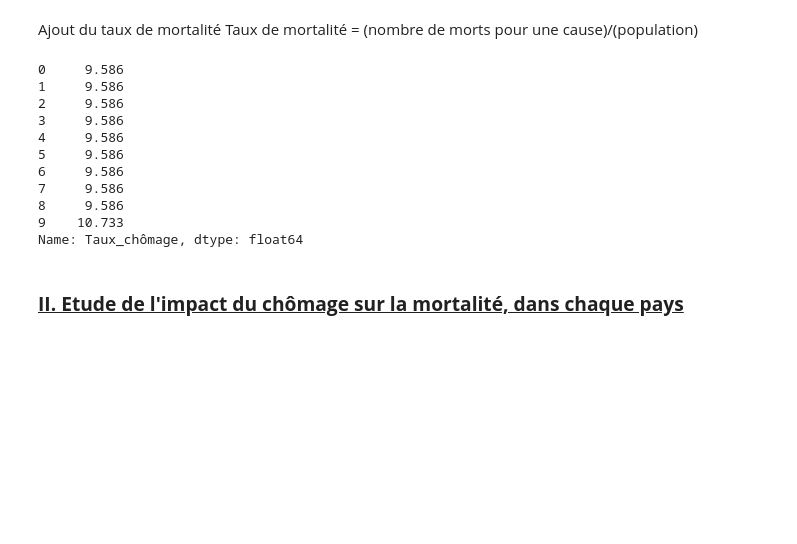
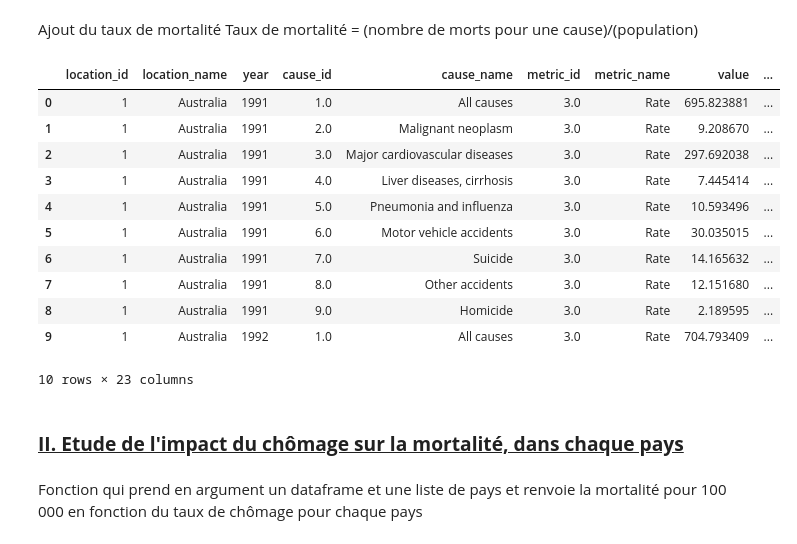
Before and after one commit to eleanorpaineau/Projet-Python, a Jupyter notebook: notebook_principal.ipynb, the cells around one changed output. Drawn from its saved outputs; the diff is of its cells as text; code cells hidden in the pictures; blank space fills up the shorter version.

```diff
--- a/notebook_principal.ipynb
+++ b/notebook_principal.ipynb
@@ -192,23 +192,26 @@ df_final.head(9*33+1)
 Ajout du taux de mortalité
 Taux de mortalité = (nombre de morts pour une cause)/(population)
 # %%
-df_final["taux_mortalite"]=df_final["value"]/df_final["Population"]
+df_final["taux_mortalite"]=100*df_final["value"]/df_final["Population"]
 
-df_final["Taux_chômage"].head(10)
+df_final.head(10)
 # %% [output]
+|  | location_id | location_name | year | cause_id | cause_name | metric_id | metric_name | value | ... |
+| 0 | 1 | Australia | 1991 | 1.0 | All causes | 3.0 | Rate | 695.823881 | ... |
+| 1 | 1 | Australia | 1991 | 2.0 | Malignant neoplasm | 3.0 | Rate | 9.208670 | ... |
+| 2 | 1 | Australia | 1991 | 3.0 | Major cardiovascular diseases | 3.0 | Rate | 297.692038 | ... |
+| 3 | 1 | Australia | 1991 | 4.0 | Liver diseases, cirrhosis | 3.0 | Rate | 7.445414 | ... |
+| 4 | 1 | Australia | 1991 | 5.0 | Pneumonia and influenza | 3.0 | Rate | 10.593496 | ... |
+| 5 | 1 | Australia | 1991 | 6.0 | Motor vehicle accidents | 3.0 | Rate | 30.035015 | ... |
+| 6 | 1 | Australia | 1991 | 7.0 | Suicide | 3.0 | Rate | 14.165632 | ... |
+| 7 | 1 | Australia | 1991 | 8.0 | Other accidents | 3.0 | Rate | 12.151680 | ... |
+| 8 | 1 | Australia | 1991 | 9.0 | Homicide | 3.0 | Rate | 2.189595 | ... |
+| 9 | 1 | Australia | 1992 | 1.0 | All causes | 3.0 | Rate | 704.793409 | ... |
-0     9.586
-1     9.586
-2     9.586
-3     9.586
-4     9.586
-5     9.586
-6     9.586
-7     9.586
-8     9.586
-9    10.733
-Name: Taux_chômage, dtype: float64
+10 rows × 23 columns
 # %% [markdown]
 ### **<u> II. Etude de l'impact du chômage sur la mortalité, dans chaque pays <u>**
+# %% [markdown]
+Fonction qui prend en argument un dataframe et une liste de pays et renvoie la mortalité pour 100 000 en fonction du taux de chômage pour chaque pays
 # %%
 def plot_mortalite_chomage(df,liste_pays) :
     plt.figure(figsize=(9, 6))
```
Also changed, not shown: parts of 1 cell of this notebook.
